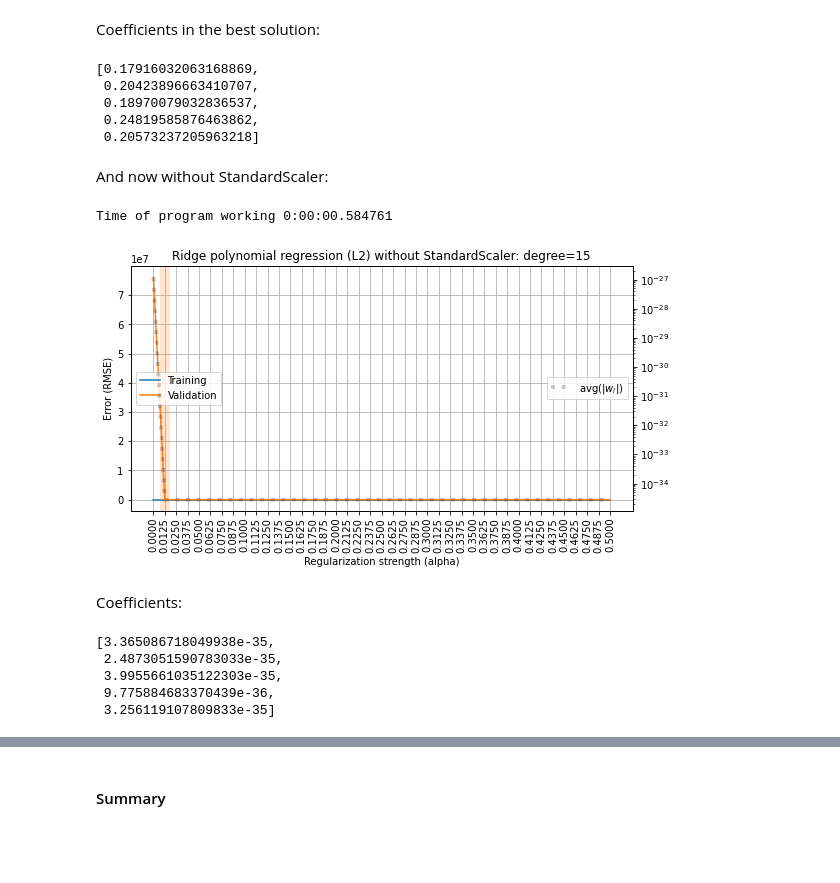
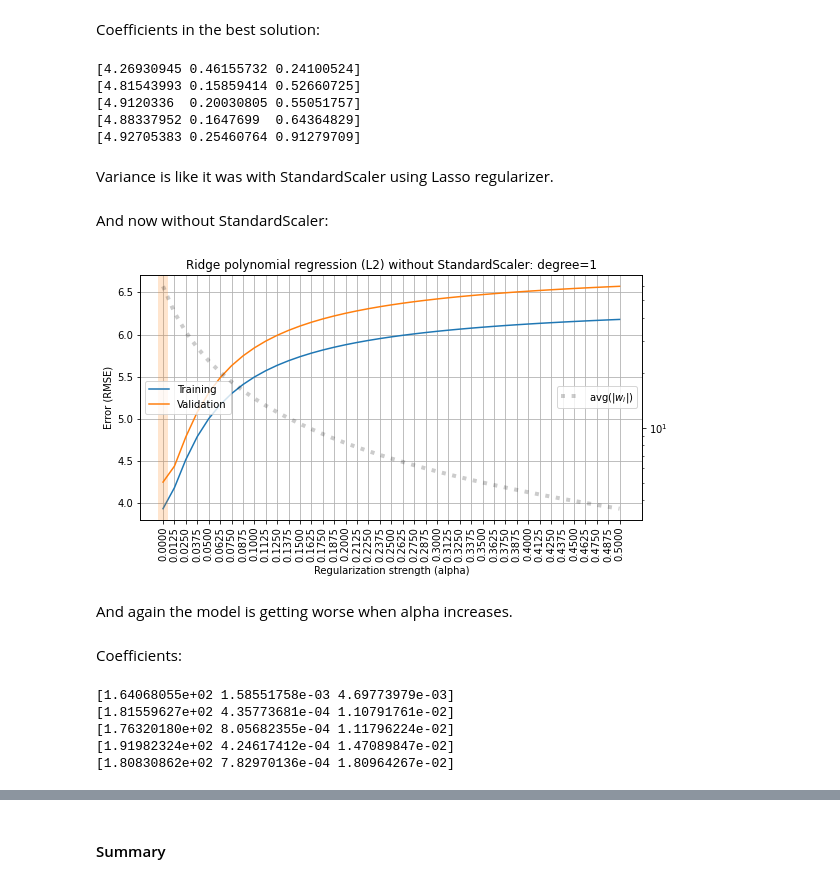
Before and after one commit to TekaLishoo/ML_homeworks_2, a Jupyter notebook: overfitting_regularization.ipynb, the cells around one changed output, grey strips where cells are left out. Saved outputs shown, nothing was run; the diff lists cells and outputs as text; code cells hidden in the pictures; blank space fills up the shorter version.

```diff
--- a/overfitting_regularization.ipynb
+++ b/overfitting_regularization.ipynb
@@ -810,0 +804,2 @@ Let's print coefficients for models where alpha is the best (0.4875).
+# %%
+ALPHAS_2 = np.linspace(0., 1.0, 1 + 50)
@@ -912,0 +931,25 @@ Time of program working 0:00:00.696428
+# %%
+ALPHAS_2 = np.linspace(0., 5.0, 1 + 40)
+# %%
+rmse_train, rmse_valid, avg_coef = [], [], []
+
+for alpha in ALPHAS_2:
+    results = cross_validate(make_model(degree=1, penalty='L2', alpha=alpha),
+                             X_hw, y_hw, cv=5,
+                             return_train_score=True, return_estimator=True,
+                             scoring='neg_root_mean_squared_error')
+    rmse_train.append(-np.mean(results['train_score']))
+    rmse_valid.append(-np.mean(results['test_score']))
+    avg_coef.append(
+        # average over CV folds
+        np.mean([
+            # mean absolute value of weights
+            np.mean(np.abs(model['reg'].coef_))
+            for model in results['estimator']
+        ]))
+
+
+plot_fitting_graph(ALPHAS_2, rmse_train, rmse_valid,
+                   xlabel='Regularization strength (alpha)', ylabel='Error (RMSE)',
+                   custom_metric=avg_coef, custom_label='avg(|$w_i$|)',
+                   title='Ridge polynomial regression (L2): degree=1')
@@ -913,64 +958,66 @@ Time of program working 0:00:00.696428
 # %% [markdown]
 Coefficients in the best solution:
 # %%
-results = cross_validate(make_model(degree=15, penalty='L2', alpha=0.5),
+results = cross_validate(make_model(degree=1, penalty='L2', alpha=2.875),
                              X_hw, y_hw, cv=5,
                              return_train_score=True, return_estimator=True,
                              scoring='neg_root_mean_squared_error')
-coeff_scaler = []
+
 for model in results['estimator']:
-    coeff_scaler.append(np.mean(np.abs(model['reg'].coef_)))
-coeff_scaler
+    print(np.abs(model['reg'].coef_))
 # %% [output]
-[0.17916032063168869,
- 0.20423896663410707,
- 0.18970079032836537,
- 0.24819585876463862,
- 0.20573237205963218]
+[4.26930945 0.46155732 0.24100524]
+[4.81543993 0.15859414 0.52660725]
+[4.9120336  0.20030805 0.55051757]
+[4.88337952 0.1647699  0.64364829]
+[4.92705383 0.25460764 0.91279709]
+# %% [markdown]
+Variance is like it was with StandardScaler using Lasso regularizer.
 # %% [markdown]
 And now without StandardScaler:
 # %%
 rmse_train, rmse_valid, avg_coef = [], [], []
-start_time = datetime.now()
+
 for alpha in ALPHAS:
-    results = cross_validate(make_model_without_scaler(degree=15, penalty='L2', alpha=alpha),
+    results = cross_validate(make_model_without_scaler(degree=1, penalty='L2', alpha=alpha),
                              X_hw, y_hw, cv=5,
                              return_train_score=True, return_estimator=True,
                              scoring='neg_root_mean_squared_error')
     rmse_train.append(-np.mean(results['train_score']))
     rmse_valid.append(-np.mean(results['test_score']))
     avg_coef.append(
         # average over CV folds
         np.mean([
             # mean absolute value of weights
             np.mean(np.abs(model['reg'].coef_))
             for model in results['estimator']
         ]))
 
-print(f'Time of program working {datetime.now() - start_time}')
+
 plot_fitting_graph(ALPHAS, rmse_train, rmse_valid,
                    xlabel='Regularization strength (alpha)', ylabel='Error (RMSE)',
                    custom_metric=avg_coef, custom_label='avg(|$w_i$|)',
-                   title='Ridge polynomial regression (L2) without StandardScaler: degree=15')
+                   title='Ridge polynomial regression (L2) without StandardScaler: degree=1')
 # %% [output]
-Time of program working 0:00:00.584761
-[figure, old version]
+[figure, new version]
+# %% [markdown]
+And again the model is getting worse when alpha increases.
 # %% [markdown]
 Coefficients:
 # %%
-results = cross_validate(make_model_without_scaler(degree=15,  \
-                                                   penalty='L2', alpha=0.0125),
+results = cross_validate(make_model_without_scaler(degree=1,  \
+                                                   penalty='L2',
+                                                   alpha=0.0),
                              X_hw, y_hw, cv=5,
                              return_train_score=True, return_estimator=True,
                              scoring='neg_root_mean_squared_error')
-coeff_without_scaler = []
+
 for model in results['estimator']:
-    coeff_without_scaler.append(np.mean(np.abs(model['reg'].coef_)))
-coeff_without_scaler
+    print(np.abs(model['reg'].coef_))
 # %% [output]
-[3.365086718049938e-35,
- 2.4873051590783033e-35,
- 3.9955661035122303e-35,
- 9.775884683370439e-36,
- 3.256119107809833e-35]
+[1.64068055e+02 1.58551758e-03 4.69773979e-03]
+[1.81559627e+02 4.35773681e-04 1.10791761e-02]
+[1.76320180e+02 8.05682355e-04 1.11796224e-02]
+[1.91982324e+02 4.24617412e-04 1.47089847e-02]
+[1.80830862e+02 7.82970136e-04 1.80964267e-02]
 # %% [markdown]
```
Also changed, not shown: parts of 28 cells of this notebook.
